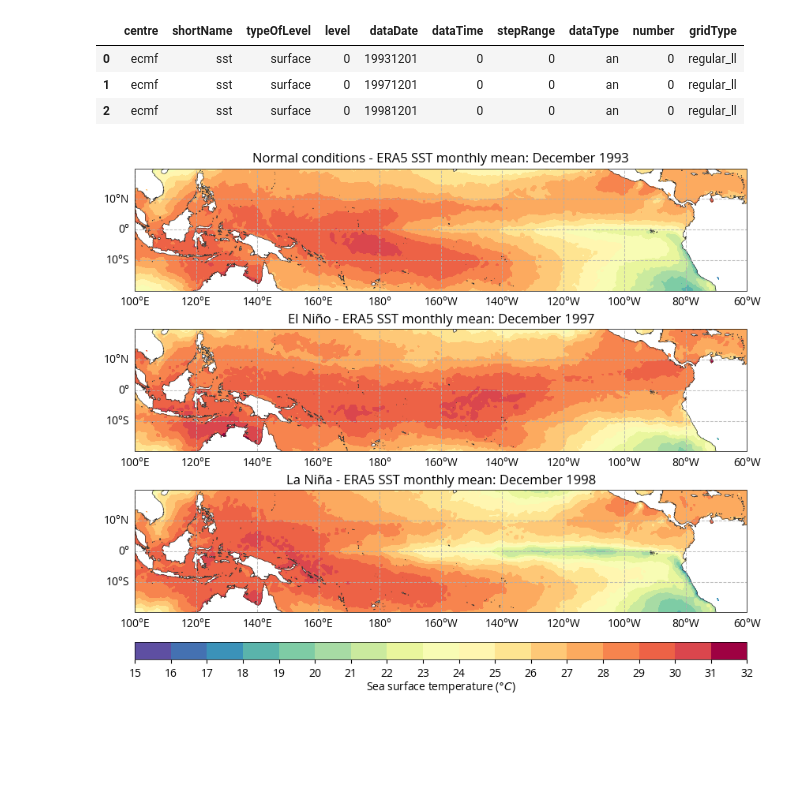
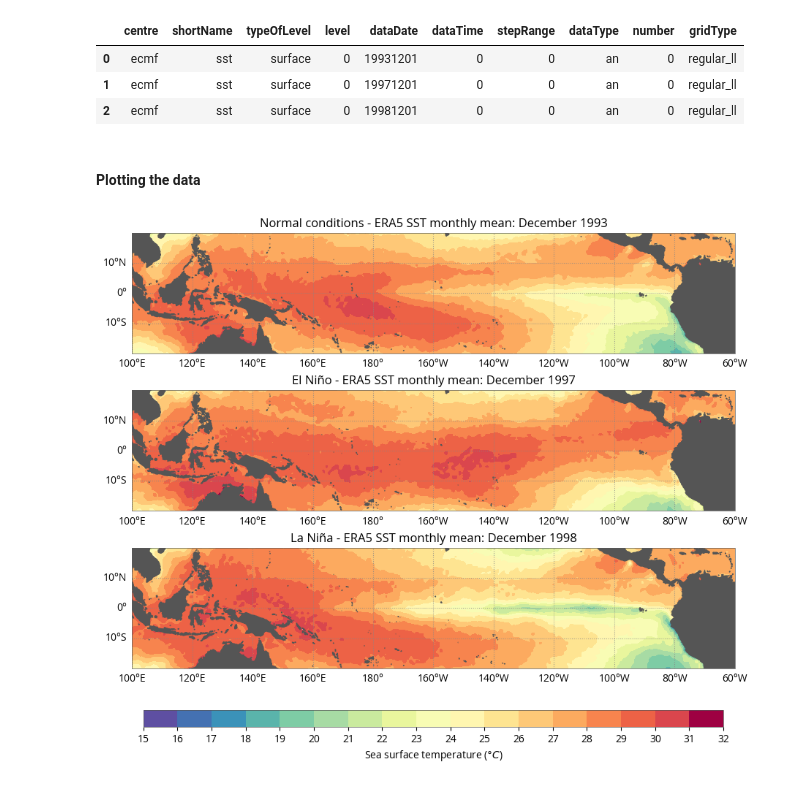
Before and after one commit to ecmwf/earthkit-maps, a Jupyter notebook: docs/examples/era5-el-nino.ipynb, the cells around one changed output. Cells and saved outputs as stored; diff of their text form; code cells hidden in the pictures; blank space fills up the shorter version.

```diff
--- a/docs/examples/era5-el-nino.ipynb
+++ b/docs/examples/era5-el-nino.ipynb
@@ -14,7 +24,6 @@ data = earthkit.data.from_source(
         "variable": "sea_surface_temperature",
         "year": list(YEARS),
         "month": "12",
-        "day": "01",
         "time": "00:00",
         "area": [20, 100, -20, -60],
         "grid": [0.25, 0.25],
@@ -27,19 +36,30 @@ data.ls()
 | 0 | ecmf | sst | surface | 0 | 19931201 | 0 | 0 | an | 0 | regular_ll |
 | 1 | ecmf | sst | surface | 0 | 19971201 | 0 | 0 | an | 0 | regular_ll |
 | 2 | ecmf | sst | surface | 0 | 19981201 | 0 | 0 | an | 0 | regular_ll |
+# %% [markdown]
+#### Plotting the data
 # %%
-style = earthkit.maps.styles.Style(colors="Spectral_r", levels=range(15, 33))
+style = earthkit.maps.styles.Contour(
+    colors="Spectral_r",
+    levels=range(15, 33),
+    units="celsius",
+)
 # %%
-chart = earthkit.maps.Chart(domain=[100, 300, -20, 20], rows=3)
+chart = earthkit.maps.Superplot(
+    domain=[100, 300, -20, 20],
+    rows=3,
+)
 
-chart.shaded_contour(data, style=style, units="celsius")
-chart.coastlines()
+chart.plot(data, style=style)
+
+chart.land(color="#555", zorder=10)
 chart.gridlines(xlocs=range(-180, 180, 20), ylocs=range(-20, 20, 10))
-chart.legend(location="bottom", ticks=style.levels)
 
-for subplot, conditions in zip(chart.subplots, YEARS.values()):
+for subplot, conditions in zip(chart, YEARS.values()):
     subplot.title(f"{conditions} - ERA5 SST monthly mean: {{time:%B %Y}}")
 
+chart.legend(location="bottom", ticks=range(15, 33))
+
 chart.show()
 # %% [output]
-[figure, old version]
+[figure, new version]
```
Also changed, not shown: parts of 4 cells of this notebook, 11 other files.
